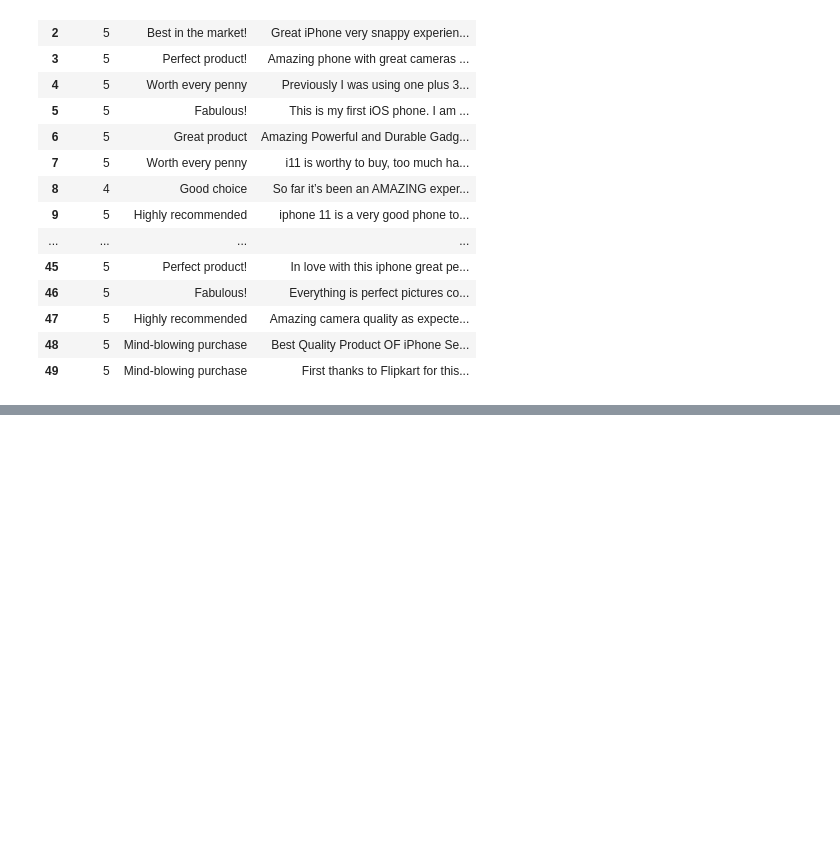
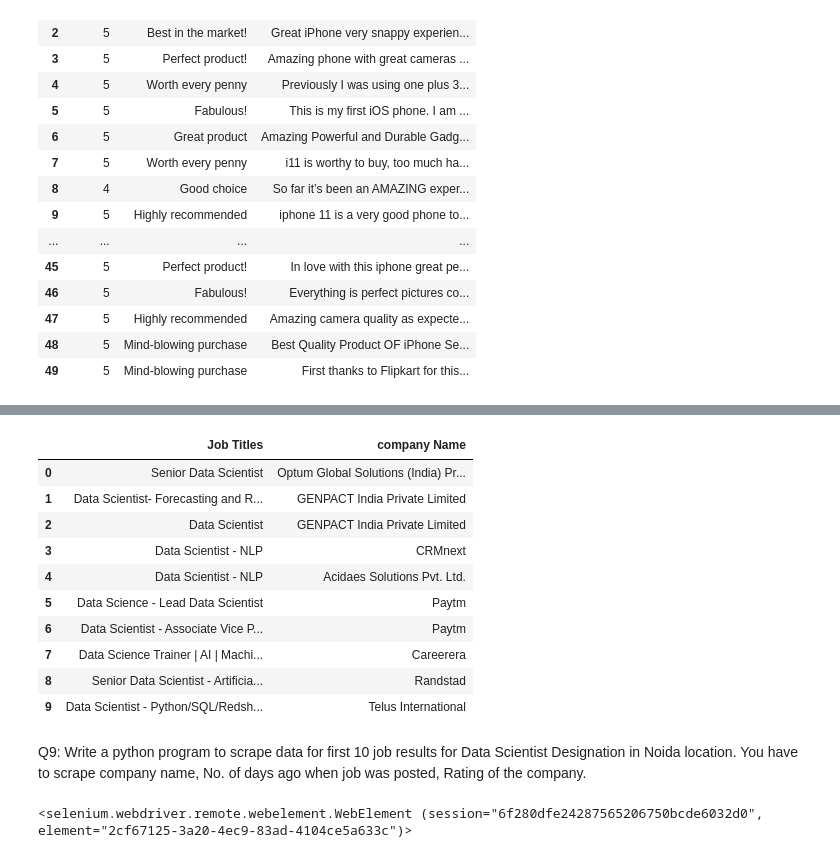
Before and after one commit to pratNayakk/Internship, a Jupyter notebook: Work Sheet 3 Selenium webscraping.ipynb, the cells around one changed output, grey strips where cells are left out. Saved outputs shown, nothing was run; the diff lists cells and outputs as text; code cells hidden in the pictures; blank space fills up the shorter version.

```diff
--- a/Work Sheet 3 Selenium webscraping.ipynb
+++ b/Work Sheet 3 Selenium webscraping.ipynb
@@ -1108,0 +1450,3 @@ df
+# %%
+job = driver.find_elements(By.XPATH,'//a[@class="title noclick"]')
+len(job)
@@ -1108,0 +1455,6 @@ df
+# %%
+Job=[]
+
+for i in job:
+    Job.append(i.text)
+Job
@@ -1108,0 +1472,3 @@ df
+# %%
+com = driver.find_elements(By.XPATH,'//p[@class="company body-medium"]')
+len(com)
@@ -1108,0 +1477,6 @@ df
+# %%
+Com=[]
+
+for i in com:
+    Com.append(i.text)
+Com
@@ -1108,0 +1494,18 @@ df
+# %%
+df = pd.DataFrame({'Job Titles':Job,'company Name':Com})
+df
+# %% [output]
+|  | Job Titles | company Name |
+| 0 | Senior Data Scientist | Optum Global Solutions (India) Pr... |
+| 1 | Data Scientist- Forecasting and R... | GENPACT India Private Limited |
+| 2 | Data Scientist | GENPACT India Private Limited |
+| 3 | Data Scientist - NLP | CRMnext |
+| 4 | Data Scientist - NLP | Acidaes Solutions Pvt. Ltd. |
+| 5 | Data Science - Lead Data Scientist | Paytm |
+| 6 | Data Scientist - Associate Vice P... | Paytm |
+| 7 | Data Science Trainer | AI | Machi... | Careerera |
+| 8 | Senior Data Scientist - Artificia... | Randstad |
+| 9 | Data Scientist - Python/SQL/Redsh... | Telus International |
+# %% [markdown]
+Q9: Write a python program to scrape data for first 10 job results for Data Scientist Designation in Noida
+location. You have to scrape company name, No. of days ago when job was posted, Rating of the company.
@@ -1108,0 +1522,5 @@ df
+# %%
+sal = driver.find_element(By.XPATH,"/html/body/div[1]/nav/nav/a[4]")
+sal
+# %% [output]
+<selenium.webdriver.remote.webelement.WebElement (session="6f280dfe24287565206750bcde6032d0", element="2cf67125-3a20-4ec9-83ad-4104ce5a633c")>
```
Also changed, not shown: parts of 88 cells of this notebook.
